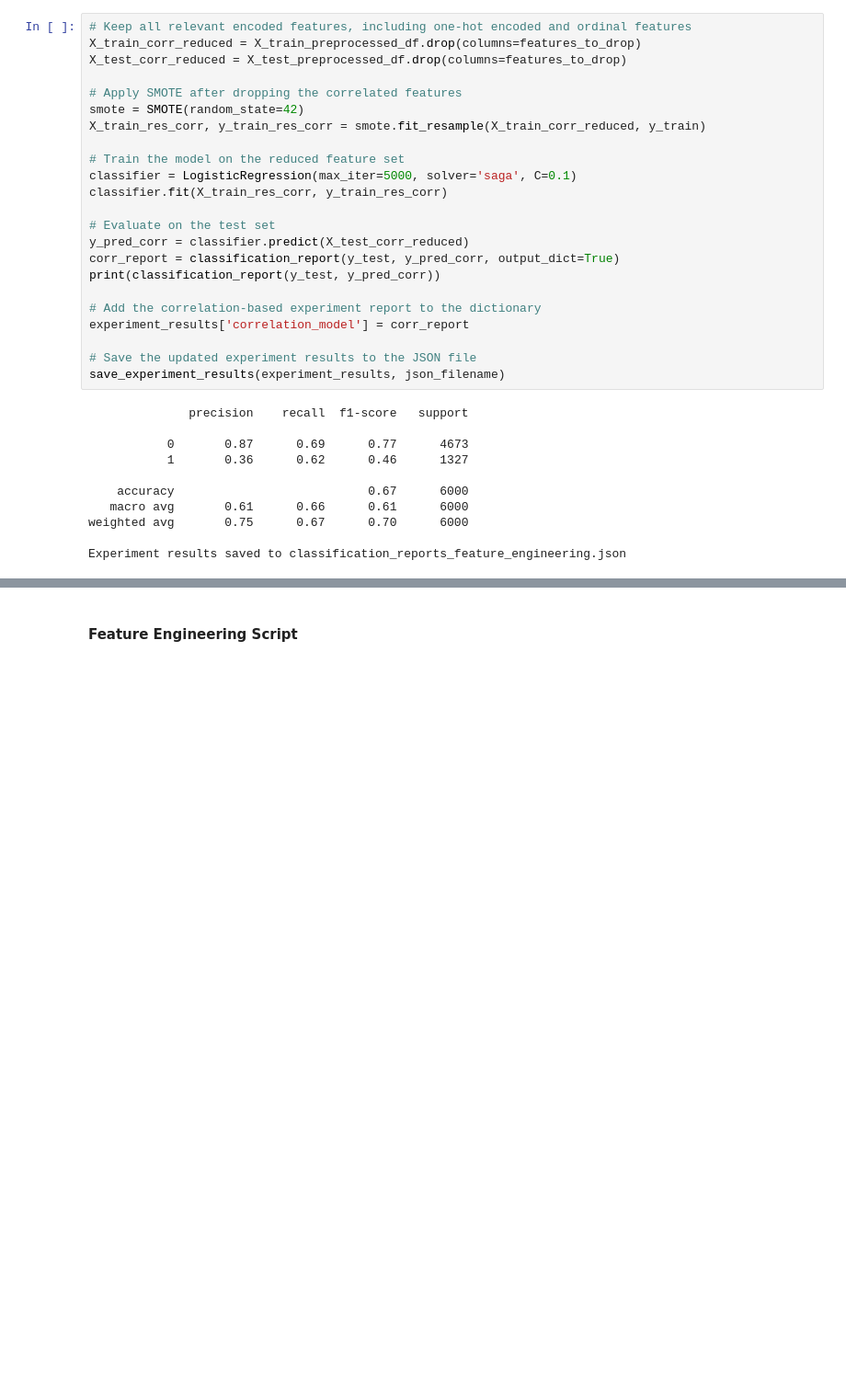
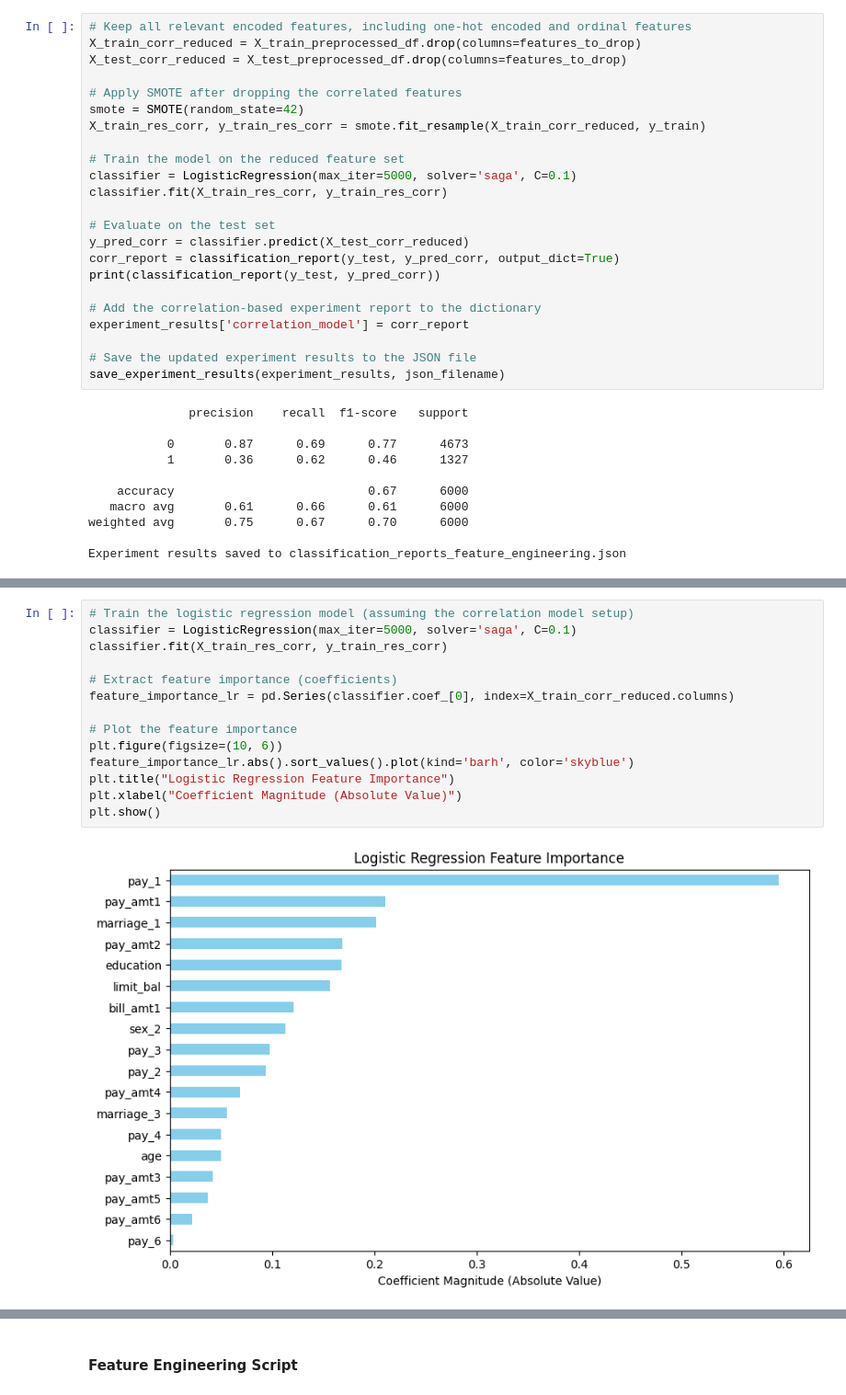
Before and after one commit to micah-shull/Machine_Learning_Pipelines, a Jupyter notebook: pipelines_1704_feature_engineering_01_feature_analysis.ipynb, the cells around one changed output, grey strips where cells are left out. Shown at 92% size. Saved outputs shown, nothing was run; the diff lists cells and outputs as text; blank space fills up the shorter version.

Commit message:
Identify feature importance for three models, select features and train models. Collect classification reports

```diff
--- a/pipelines_1704_feature_engineering_01_feature_analysis.ipynb
+++ b/pipelines_1704_feature_engineering_01_feature_analysis.ipynb
@@ -554,0 +558,16 @@ Experiment results saved to classification_reports_feature_engineering.json
+# %%
+# Train the logistic regression model (assuming the correlation model setup)
+classifier = LogisticRegression(max_iter=5000, solver='saga', C=0.1)
+classifier.fit(X_train_res_corr, y_train_res_corr)
+
+# Extract feature importance (coefficients)
+feature_importance_lr = pd.Series(classifier.coef_[0], index=X_train_corr_reduced.columns)
+
+# Plot the feature importance
+plt.figure(figsize=(10, 6))
+feature_importance_lr.abs().sort_values().plot(kind='barh', color='skyblue')
+plt.title("Logistic Regression Feature Importance")
+plt.xlabel("Coefficient Magnitude (Absolute Value)")
+plt.show()
+# %% [output]
+[figure, added]
```
Also changed, not shown: parts of 7 cells of this notebook.
